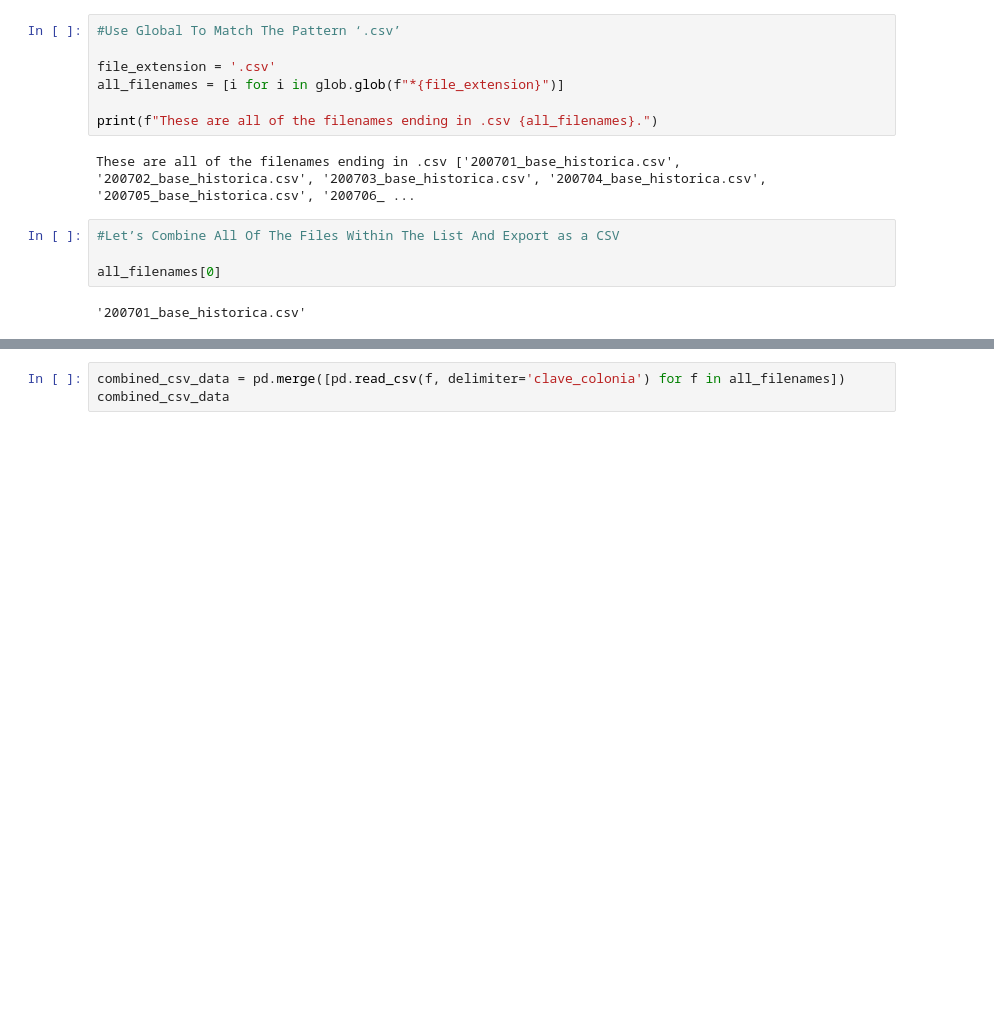
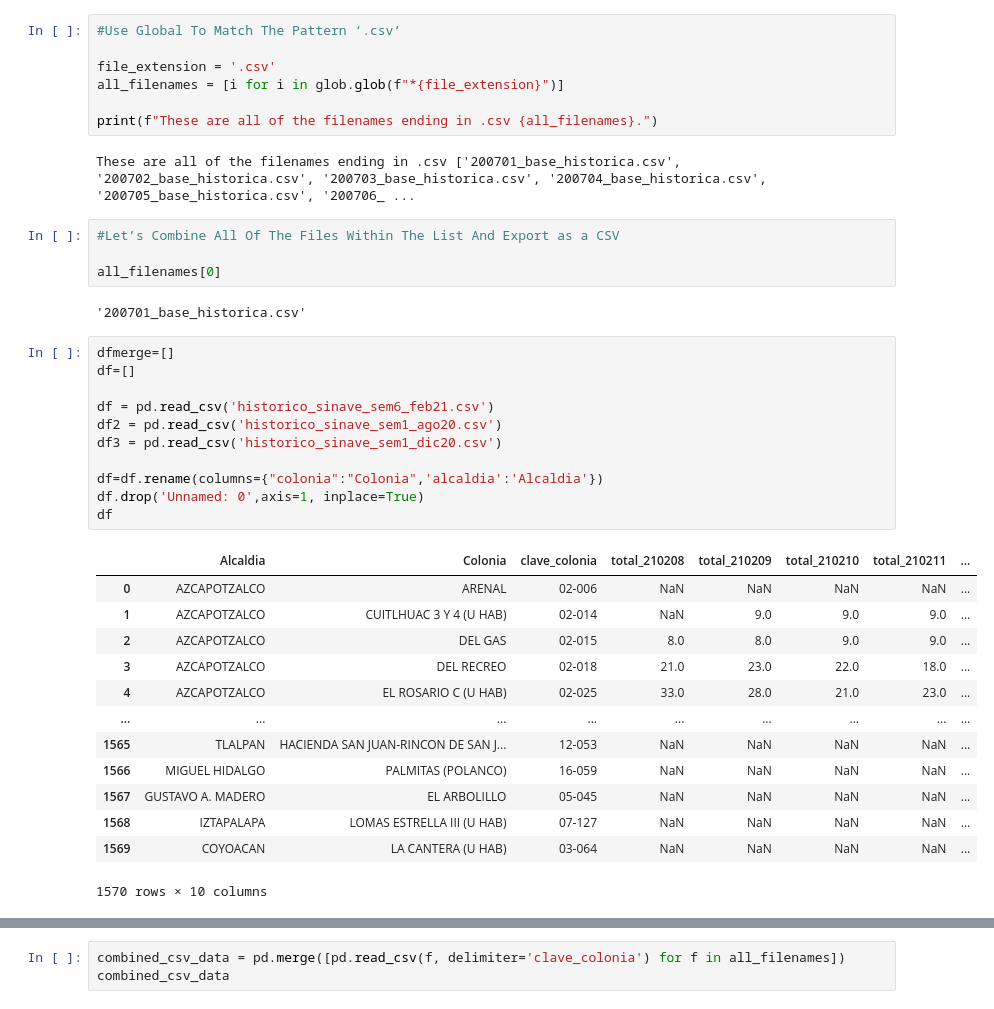
Before and after one commit to martinsingla/data-project, a Jupyter notebook: COVIDCASES (2).ipynb, the cells around one changed output, grey strips where cells are left out. Saved outputs shown, nothing was run; the diff lists cells and outputs as text; blank space fills up the shorter version.

```diff
--- a/COVIDCASES (2).ipynb
+++ b/COVIDCASES (2).ipynb
@@ -52,3 +54,28 @@ These are all of the filenames ending in .csv ['200701_base_historica.csv', '200
 all_filenames[0]
 # %% [output]
 '200701_base_historica.csv'
+# %%
+dfmerge=[]
+df=[]
+
+df = pd.read_csv('historico_sinave_sem6_feb21.csv')
+df2 = pd.read_csv('historico_sinave_sem1_ago20.csv')
+df3 = pd.read_csv('historico_sinave_sem1_dic20.csv')
+
+df=df.rename(columns={"colonia":"Colonia",'alcaldia':'Alcaldia'})
+df.drop('Unnamed: 0',axis=1, inplace=True)
+df
+# %% [output]
+|  | Alcaldia | Colonia | clave_colonia | total_210208 | total_210209 | total_210210 | total_210211 | ... |
+| 0 | AZCAPOTZALCO | ARENAL | 02-006 | NaN | NaN | NaN | NaN | ... |
+| 1 | AZCAPOTZALCO | CUITLHUAC 3 Y 4 (U HAB) | 02-014 | NaN | 9.0 | 9.0 | 9.0 | ... |
+| 2 | AZCAPOTZALCO | DEL GAS | 02-015 | 8.0 | 8.0 | 9.0 | 9.0 | ... |
+| 3 | AZCAPOTZALCO | DEL RECREO | 02-018 | 21.0 | 23.0 | 22.0 | 18.0 | ... |
+| 4 | AZCAPOTZALCO | EL ROSARIO C (U HAB) | 02-025 | 33.0 | 28.0 | 21.0 | 23.0 | ... |
+| ... | ... | ... | ... | ... | ... | ... | ... | ... |
+| 1565 | TLALPAN | HACIENDA SAN JUAN-RINCON DE SAN J... | 12-053 | NaN | NaN | NaN | NaN | ... |
+| 1566 | MIGUEL HIDALGO | PALMITAS (POLANCO) | 16-059 | NaN | NaN | NaN | NaN | ... |
+| 1567 | GUSTAVO A. MADERO | EL ARBOLILLO | 05-045 | NaN | NaN | NaN | NaN | ... |
+| 1568 | IZTAPALAPA | LOMAS ESTRELLA III (U HAB) | 07-127 | NaN | NaN | NaN | NaN | ... |
+| 1569 | COYOACAN | LA CANTERA (U HAB) | 03-064 | NaN | NaN | NaN | NaN | ... |
+1570 rows × 10 columns
```
Also changed, not shown: parts of 12 cells of this notebook, 1 other file.
